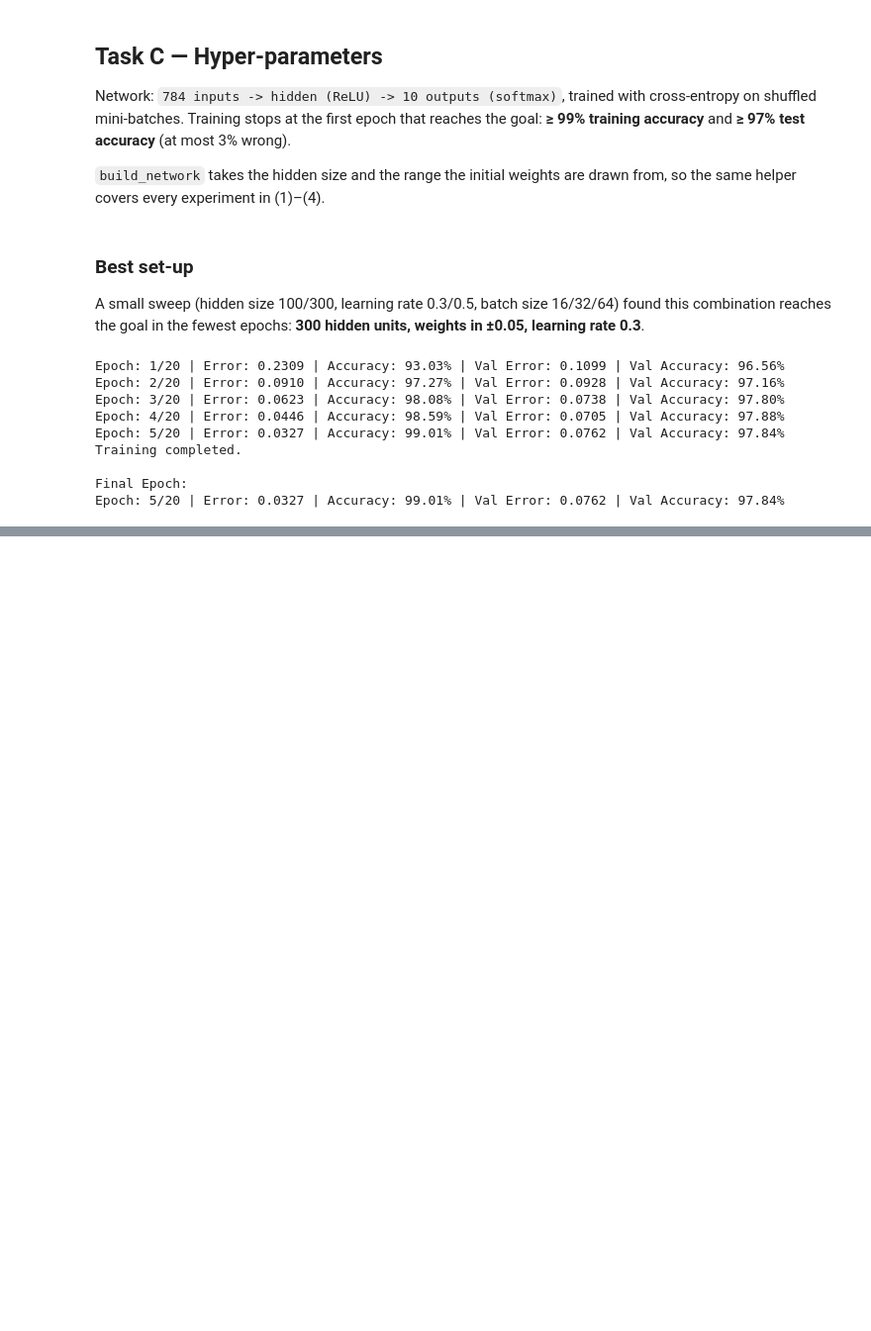
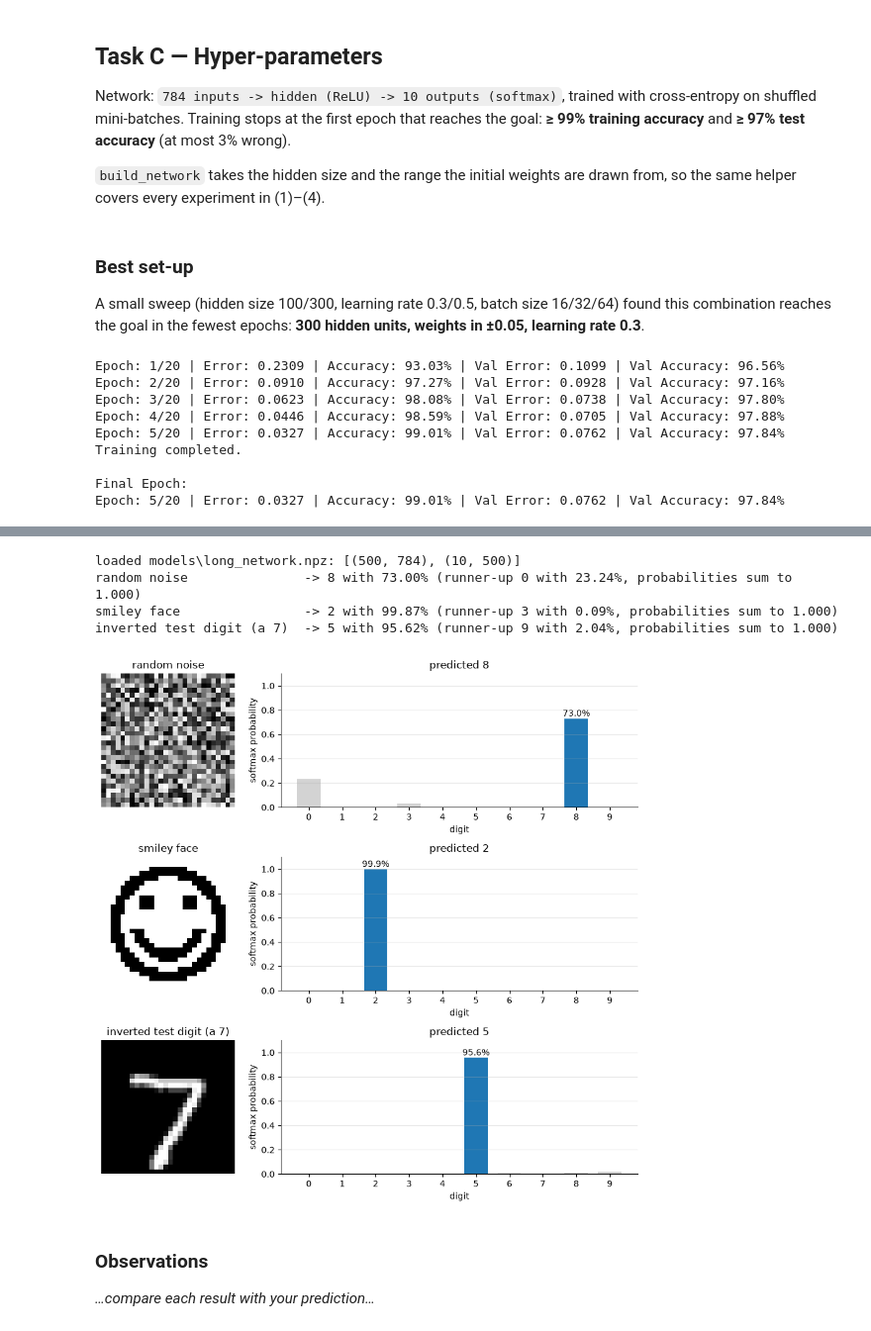
Before and after one commit to kimdong0704/NeuralNetwork_Library_from_Scratch, a Jupyter notebook: lab4/lab4.ipynb, the cells around one changed output, grey strips where cells are left out. Shown at 99% size. Saved outputs shown, nothing was run; the diff lists cells and outputs as text; code cells hidden in the pictures; blank space fills up the shorter version.

```diff
--- a/lab4/lab4.ipynb
+++ b/lab4/lab4.ipynb
@@ -175,0 +547,8 @@ Epoch: 5/20 | Error: 0.0327 | Accuracy: 99.01% | Val Error: 0.0762 | Val Accurac
+# %%
+MODEL_DIR = Path("models")
+BEST_MODEL_PATH = MODEL_DIR / "best_network.npz"
+LONG_MODEL_PATH = MODEL_DIR / "long_network.npz"
+
+best_network.save(BEST_MODEL_PATH)
+long_network.save(LONG_MODEL_PATH)
+print(f"saved {BEST_MODEL_PATH} and {LONG_MODEL_PATH}")
@@ -175,0 +563,11 @@ Epoch: 5/20 | Error: 0.0327 | Accuracy: 99.01% | Val Error: 0.0762 | Val Accurac
+# %%
+def test_accuracy_of(network):
+    predictions = np.argmax(network.forward(test_inputs), axis=1)
+    return np.mean(predictions == test_labels)
+
+
+loaded_network = Network.load(BEST_MODEL_PATH)
+
+accuracy = test_accuracy_of(loaded_network)
+print(f"loaded {BEST_MODEL_PATH}: {[layer.weights.shape for layer in loaded_network.layers]}")
+print(f"test accuracy: {accuracy:.2%} ({misclassified(accuracy)} of {len(test_targets)} wrong)")
@@ -175,0 +597,61 @@ Epoch: 5/20 | Error: 0.0327 | Accuracy: 99.01% | Val Error: 0.0762 | Val Accurac
+# %%
+task_e_network = Network.load(LONG_MODEL_PATH)
+print(f"loaded {LONG_MODEL_PATH}: {[layer.weights.shape for layer in task_e_network.layers]}")
+
+rows, cols = np.mgrid[:IMAGE_SIZE, :IMAGE_SIZE]
+center = (IMAGE_SIZE - 1) / 2
+distance_from_center = np.hypot(rows - center, cols - center)
+
+
+def smiley_face():
+    face = np.abs(distance_from_center - 11) < 1.2
+    eyes = (np.hypot(rows - 9, cols - 9) < 2) | (np.hypot(rows - 9, cols - 18) < 2)
+    mouth = (np.abs(distance_from_center - 6.5) < 1.2) & (rows > center + 1)
+    return (face | eyes | mouth).astype(float)
+
+
+TASK_E_INPUTS = {
+    "random noise": np.random.default_rng(0).random((IMAGE_SIZE, IMAGE_SIZE)),
+    "smiley face": smiley_face(),
+    f"inverted test digit (a {test_labels[0]})": 1 - test_images[0] / 255.0,
+}
+
+fig, axes = plt.subplots(len(TASK_E_INPUTS), 2, figsize=(9, 3 * len(TASK_E_INPUTS)), gridspec_kw={"width_ratios": [1, 2.5]})
+for (name, image), (image_ax, bar_ax) in zip(TASK_E_INPUTS.items(), axes):
+    probabilities = task_e_network.forward(image.reshape(1, -1))[0]
+    predicted = int(np.argmax(probabilities))
+    runner_up = int(np.argsort(probabilities)[-2])
+
+    image_ax.imshow(image, cmap="gray_r", vmin=0, vmax=1)
+    image_ax.set_title(name)
+    image_ax.axis("off")
+
+    # the predicted digit is the one accent bar; every other digit stays grey
+    colors = ["tab:blue" if digit == predicted else "lightgray" for digit in range(NUM_CLASSES)]
+    bar_ax.bar(range(NUM_CLASSES), probabilities, color=colors, width=0.7)
+    bar_ax.text(predicted, probabilities[predicted] + 0.02, f"{probabilities[predicted]:.1%}", ha="center")
+    bar_ax.set_xticks(range(NUM_CLASSES))
+    bar_ax.set_ylim(0, 1.1)
+    bar_ax.set_xlabel("digit")
+    bar_ax.set_ylabel("softmax probability")
+    bar_ax.set_title(f"predicted {predicted}")
+    bar_ax.grid(axis="y", alpha=0.3)
+    bar_ax.spines[["top", "right"]].set_visible(False)
+
+    print(
+        f"{name:<26} -> {predicted} with {probabilities[predicted]:.2%} "
+        f"(runner-up {runner_up} with {probabilities[runner_up]:.2%}, probabilities sum to {probabilities.sum():.3f})"
+    )
+
+fig.tight_layout()
+plt.show()
+# %% [output]
+loaded models\long_network.npz: [(500, 784), (10, 500)]
+random noise               -> 8 with 73.00% (runner-up 0 with 23.24%, probabilities sum to 1.000)
+smiley face                -> 2 with 99.87% (runner-up 3 with 0.09%, probabilities sum to 1.000)
+inverted test digit (a 7)  -> 5 with 95.62% (runner-up 9 with 2.04%, probabilities sum to 1.000)
+[figure, added]
+# %% [markdown]
+### Observations
+
+*…compare each result with your prediction…*
```
Also changed, not shown: parts of 21 cells of this notebook, 13 other files.
